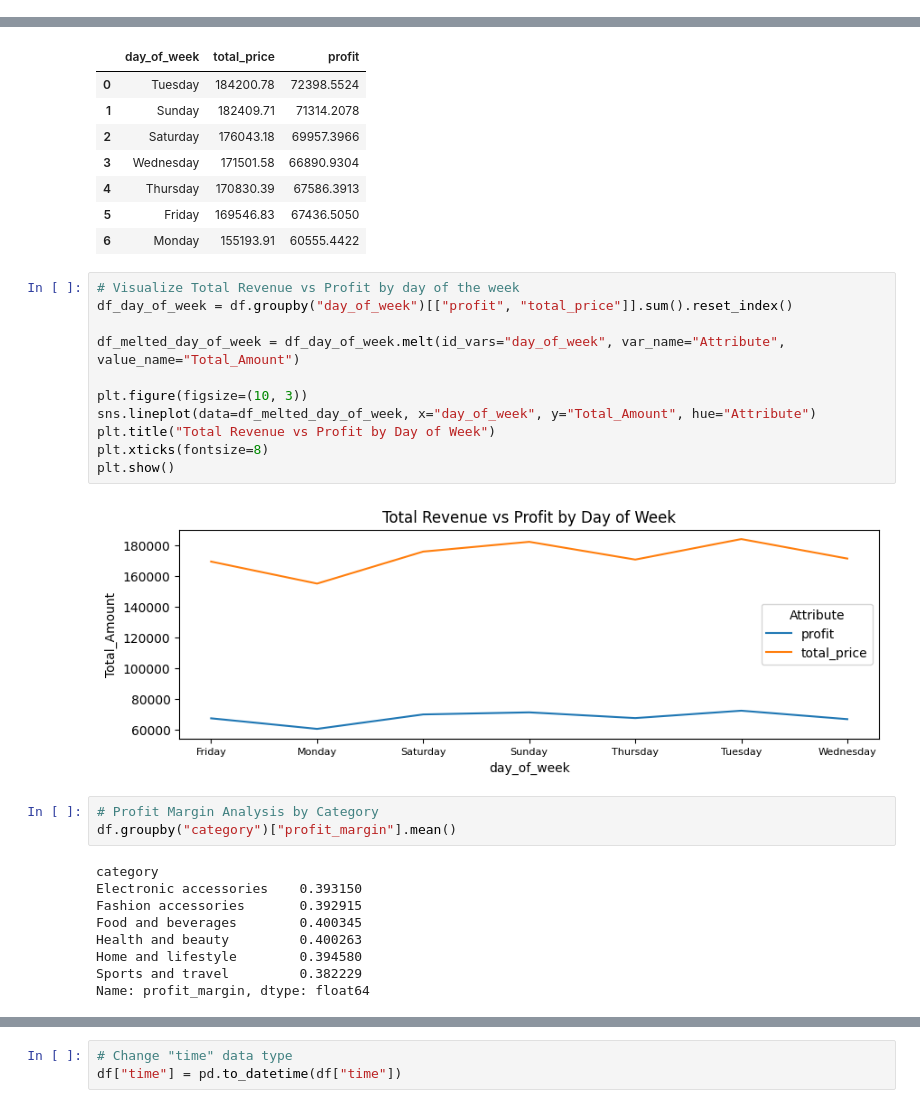
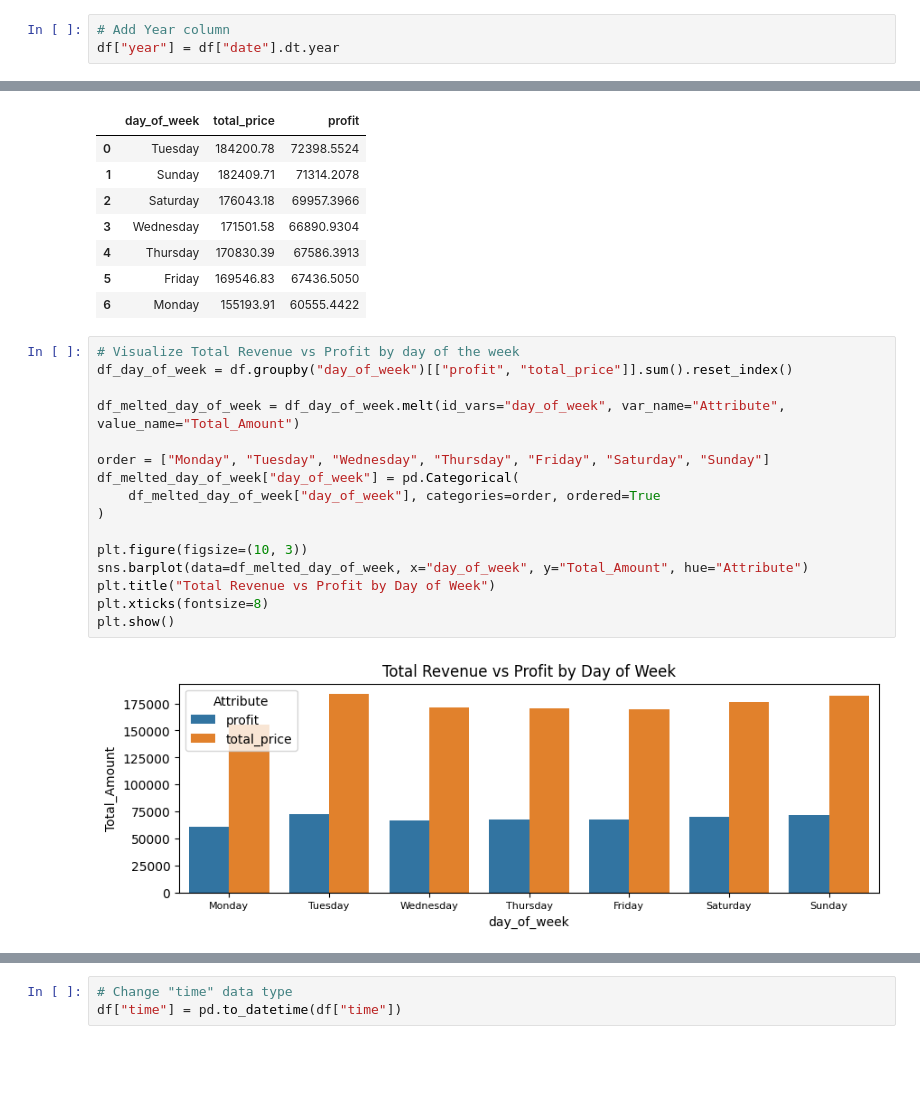
Before and after one commit to BinEmad7/WalmartSales, a Jupyter notebook: WorkingFile.ipynb, the cells around one changed output, grey strips where cells are left out. Saved outputs shown, nothing was run; the diff lists cells and outputs as text; blank space fills up the shorter version.

```diff
--- a/WorkingFile.ipynb
+++ b/WorkingFile.ipynb
@@ -330,0 +466,3 @@ plt.show()
+# %%
+# Add Year column
+df["year"] = df["date"].dt.year
@@ -408,25 +570,18 @@ df.groupby("day_of_week")[[ "total_price", "profit"]].sum().sort_values(by="tota
 # %%
 # Visualize Total Revenue vs Profit by day of the week
 df_day_of_week = df.groupby("day_of_week")[["profit", "total_price"]].sum().reset_index()
 
 df_melted_day_of_week = df_day_of_week.melt(id_vars="day_of_week", var_name="Attribute", value_name="Total_Amount")
 
+order = ["Monday", "Tuesday", "Wednesday", "Thursday", "Friday", "Saturday", "Sunday"]
+df_melted_day_of_week["day_of_week"] = pd.Categorical(
+    df_melted_day_of_week["day_of_week"], categories=order, ordered=True
+)
+
 plt.figure(figsize=(10, 3))
-sns.lineplot(data=df_melted_day_of_week, x="day_of_week", y="Total_Amount", hue="Attribute")
+sns.barplot(data=df_melted_day_of_week, x="day_of_week", y="Total_Amount", hue="Attribute")
 plt.title("Total Revenue vs Profit by Day of Week")
 plt.xticks(fontsize=8)
 plt.show()
 # %% [output]
-[figure, old version]
+[figure, new version]
-# %%
-# Profit Margin Analysis by Category
-df.groupby("category")["profit_margin"].mean()
-# %% [output]
-category
-Electronic accessories    0.393150
-Fashion accessories       0.392915
-Food and beverages        0.400345
-Health and beauty         0.400263
-Home and lifestyle        0.394580
-Sports and travel         0.382229
-Name: profit_margin, dtype: float64
```
Also changed, not shown: parts of 21 cells of this notebook, 1 other file.
